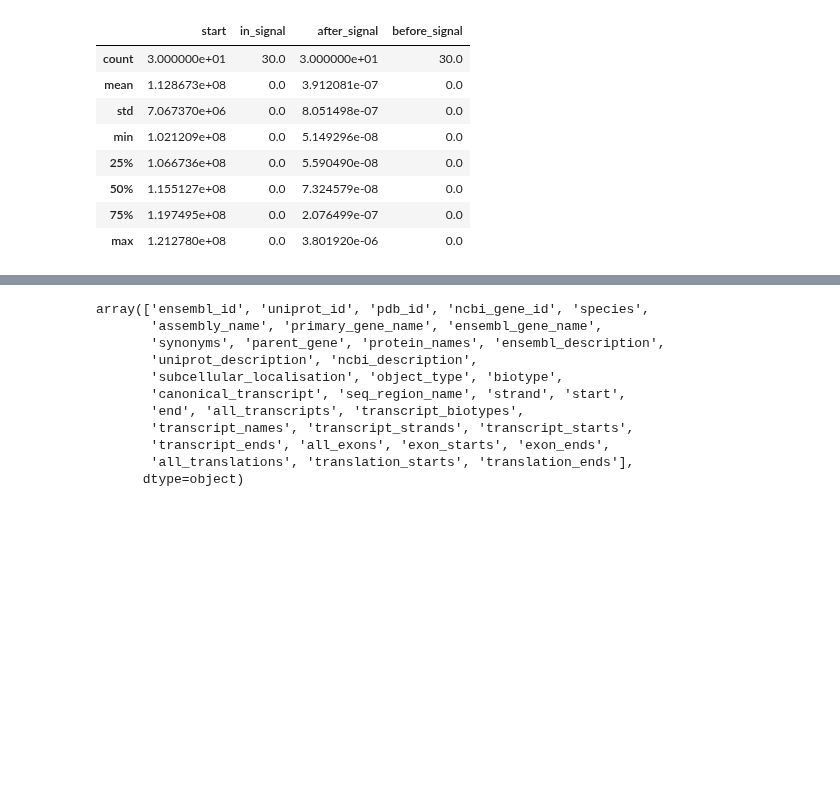
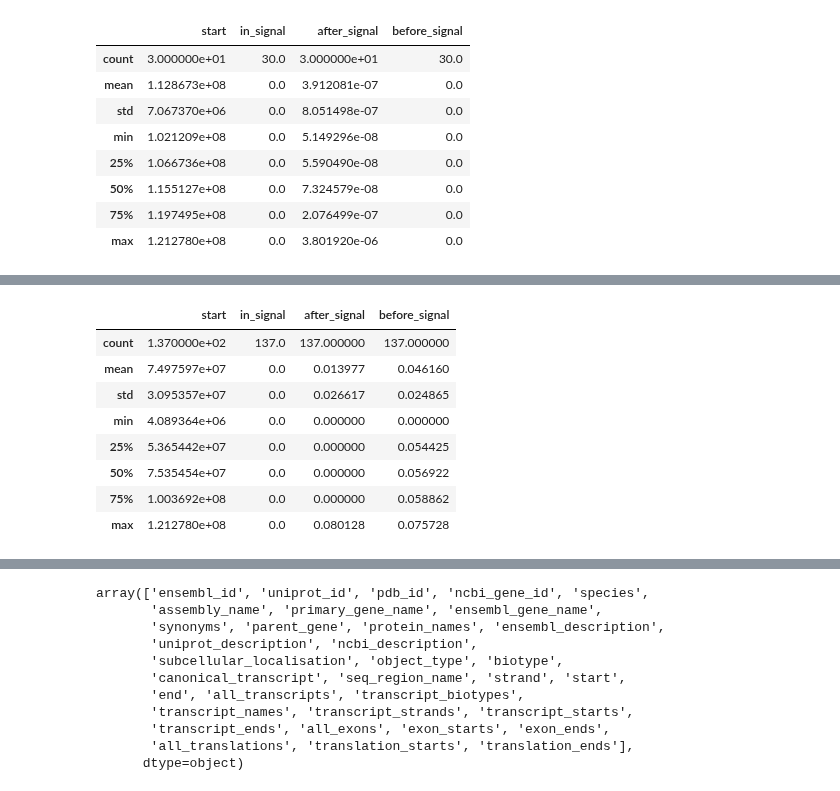
Before and after one commit to uehiratakumu/VScode, a Jupyter notebook: blast_test/matching.ipynb, the cells around one changed output, grey strips where cells are left out. Drawn from its saved outputs; the diff is of its cells as text; code cells hidden in the pictures; blank space fills up the shorter version.

```diff
--- a/blast_test/matching.ipynb
+++ b/blast_test/matching.ipynb
@@ -239 +237,13 @@ miRNA_distance_result_2.head()
+# %%
+miRNA_distance_result_2.describe()
+# %% [output]
+|  | start | in_signal | after_signal | before_signal |
+| count | 1.370000e+02 | 137.0 | 137.000000 | 137.000000 |
+| mean | 7.497597e+07 | 0.0 | 0.013977 | 0.046160 |
+| std | 3.095357e+07 | 0.0 | 0.026617 | 0.024865 |
+| min | 4.089364e+06 | 0.0 | 0.000000 | 0.000000 |
+| 25% | 5.365442e+07 | 0.0 | 0.000000 | 0.054425 |
+| 50% | 7.535454e+07 | 0.0 | 0.000000 | 0.056922 |
+| 75% | 1.003692e+08 | 0.0 | 0.000000 | 0.058862 |
+| max | 1.212780e+08 | 0.0 | 0.080128 | 0.075728 |
 # %%
```
Also changed, not shown: parts of 10 cells of this notebook, 2 other files.
